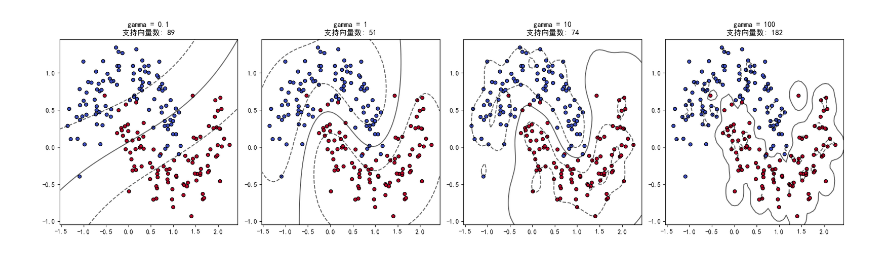
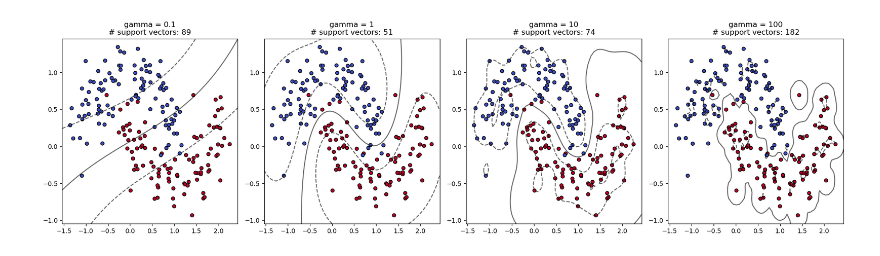
Before and after one commit to AlexanderYWHDu/deep-learning, a Jupyter notebook: SVM_and_Kernel_Methods.ipynb, the cells around one changed output. Drawn from its saved outputs; the diff is of its cells as text; code cells hidden in the pictures.

```diff
--- a/SVM_and_Kernel_Methods.ipynb
+++ b/SVM_and_Kernel_Methods.ipynb
@@ -18,14 +18,11 @@ import numpy as np
 import matplotlib.pyplot as plt
 from sklearn.svm import SVC
 from sklearn.datasets import make_blobs, make_circles, make_moons
-from mpl_toolkits.mplot3d import Axes3D  # noqa: F401  (启用3D绘图)
-
-plt.rcParams['font.sans-serif'] = ['SimHei']  # 支持中文显示
-plt.rcParams['axes.unicode_minus'] = False
+from mpl_toolkits.mplot3d import Axes3D  # noqa: F401  (enables 3D plotting)
 
 
 def plot_svc_decision_function(model, ax=None, plot_support=True):
-    """画出SVM的决策边界、+-1间隔线，以及支持向量"""
+    """Plot the SVM decision boundary, +-1 margin lines, and support vectors"""
     if ax is None:
         ax = plt.gca()
     xlim = ax.get_xlim()
@@ -37,7 +34,7 @@ def plot_svc_decision_function(model, ax=None, plot_support=True):
     xy = np.vstack([X.ravel(), Y.ravel()]).T
     P = model.decision_function(xy).reshape(X.shape)
 
-    # 决策边界 (P=0) 和间隔边界 (P=+-1)
+    # decision boundary (P=0) and margin boundaries (P=+-1)
     ax.contour(X, Y, P, colors='k',
                levels=[-1, 0, 1], alpha=0.6,
                linestyles=['--', '-', '--'])
@@ -46,7 +43,7 @@ def plot_svc_decision_function(model, ax=None, plot_support=True):
         ax.scatter(model.support_vectors_[:, 0],
                    model.support_vectors_[:, 1],
                    s=180, linewidth=1.2,
-                   facecolors='none', edgecolors='k', label='支持向量')
+                   facecolors='none', edgecolors='k', label='support vectors')
 
     ax.set_xlim(xlim)
     ax.set_ylim(ylim)
@@ -138,6 +135,6 @@ ax.scatter(X[:, 0], X[:, 1], r, c=y, cmap='coolwarm', s=30, edgecolors='k')
 ax.set_xlabel('x1')
 ax.set_ylabel('x2')
 ax.set_zlabel('x1^2 + x2^2')
-ax.set_title("映射到3维空间后，数据在'高度'方向上线性可分")
+ax.set_title("After mapping to 3D, the data is linearly separable along the 'height' axis")
 plt.show()
 # %% [output]
@@ -168,7 +165,7 @@ for ax, kernel in zip(axes.ravel(), kernels):
     model = SVC(kernel=kernel, gamma='auto', C=1).fit(X, y)
     ax.scatter(X[:, 0], X[:, 1], c=y, cmap='coolwarm', s=30, edgecolors='k')
     plot_svc_decision_function(model, ax)
-    ax.set_title(f"kernel='{kernel}'   准确率={model.score(X, y):.2f}")
+    ax.set_title(f"kernel='{kernel}'   accuracy={model.score(X, y):.2f}")
 
 plt.tight_layout()
 plt.show()
@@ -188,16 +185,16 @@ RBF核 $K(x,z) = \exp(-\gamma\|x-z\|^2)$ 中的 $\gamma$ 控制了每个样本"
 # %%
 X2, y2 = make_moons(n_samples=200, noise=0.2, random_state=0)
 
 gammas = [0.1, 1, 10, 100]
 fig, axes = plt.subplots(1, 4, figsize=(18, 5))
 
 for ax, gamma in zip(axes, gammas):
     model = SVC(kernel='rbf', gamma=gamma, C=1).fit(X2, y2)
     ax.scatter(X2[:, 0], X2[:, 1], c=y2, cmap='coolwarm', s=30, edgecolors='k')
     plot_svc_decision_function(model, ax, plot_support=False)
-    ax.set_title(f"gamma = {gamma}\n支持向量数: {len(model.support_vectors_)}")
+    ax.set_title(f"gamma = {gamma}\n# support vectors: {len(model.support_vectors_)}")
 
 plt.tight_layout()
 plt.show()
 # %% [output]
-[figure, old version]
+[figure, new version]
```
Also changed, not shown: parts of 21 cells of this notebook.
